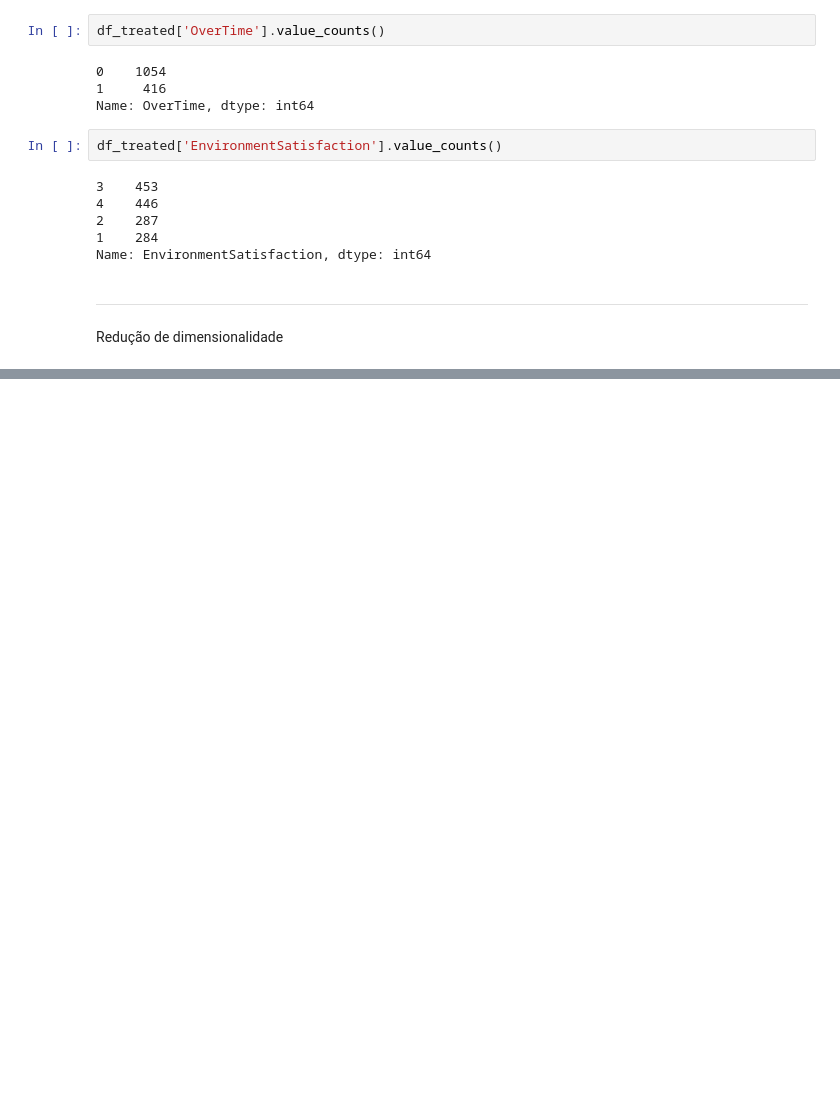
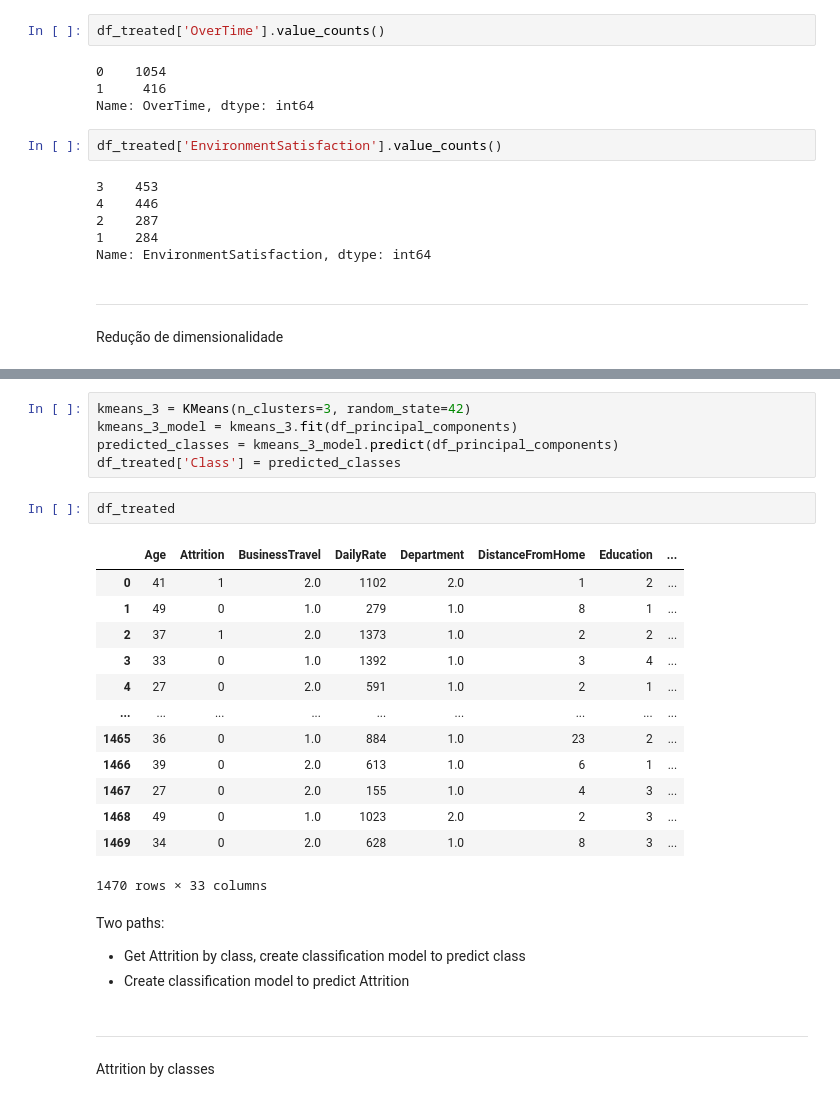
Before and after one commit to gasp37/employee-attrition-and-performance, a Jupyter notebook: employee_attrition_analysis.ipynb, the cells around one changed output, grey strips where cells are left out. Saved outputs shown, nothing was run; the diff lists cells and outputs as text; blank space fills up the shorter version.

```diff
--- a/employee_attrition_analysis.ipynb
+++ b/employee_attrition_analysis.ipynb
@@ -348,0 +378,28 @@ plt.show()
+# %%
+kmeans_3 = KMeans(n_clusters=3, random_state=42)
+kmeans_3_model = kmeans_3.fit(df_principal_components)
+predicted_classes = kmeans_3_model.predict(df_principal_components)
+df_treated['Class'] = predicted_classes
+# %%
+df_treated
+# %% [output]
+|  | Age | Attrition | BusinessTravel | DailyRate | Department | DistanceFromHome | Education | ... |
+| 0 | 41 | 1 | 2.0 | 1102 | 2.0 | 1 | 2 | ... |
+| 1 | 49 | 0 | 1.0 | 279 | 1.0 | 8 | 1 | ... |
+| 2 | 37 | 1 | 2.0 | 1373 | 1.0 | 2 | 2 | ... |
+| 3 | 33 | 0 | 1.0 | 1392 | 1.0 | 3 | 4 | ... |
+| 4 | 27 | 0 | 2.0 | 591 | 1.0 | 2 | 1 | ... |
+| ... | ... | ... | ... | ... | ... | ... | ... | ... |
+| 1465 | 36 | 0 | 1.0 | 884 | 1.0 | 23 | 2 | ... |
+| 1466 | 39 | 0 | 2.0 | 613 | 1.0 | 6 | 1 | ... |
+| 1467 | 27 | 0 | 2.0 | 155 | 1.0 | 4 | 3 | ... |
+| 1468 | 49 | 0 | 1.0 | 1023 | 2.0 | 2 | 3 | ... |
+| 1469 | 34 | 0 | 2.0 | 628 | 1.0 | 8 | 3 | ... |
+1470 rows × 33 columns
+# %% [markdown]
+Two paths:
+ - Get Attrition by class, create classification model to predict class
+ - Create classification model to predict Attrition
+# %% [markdown]
+---
+Attrition by classes
```
Also changed, not shown: parts of 29 cells of this notebook.
